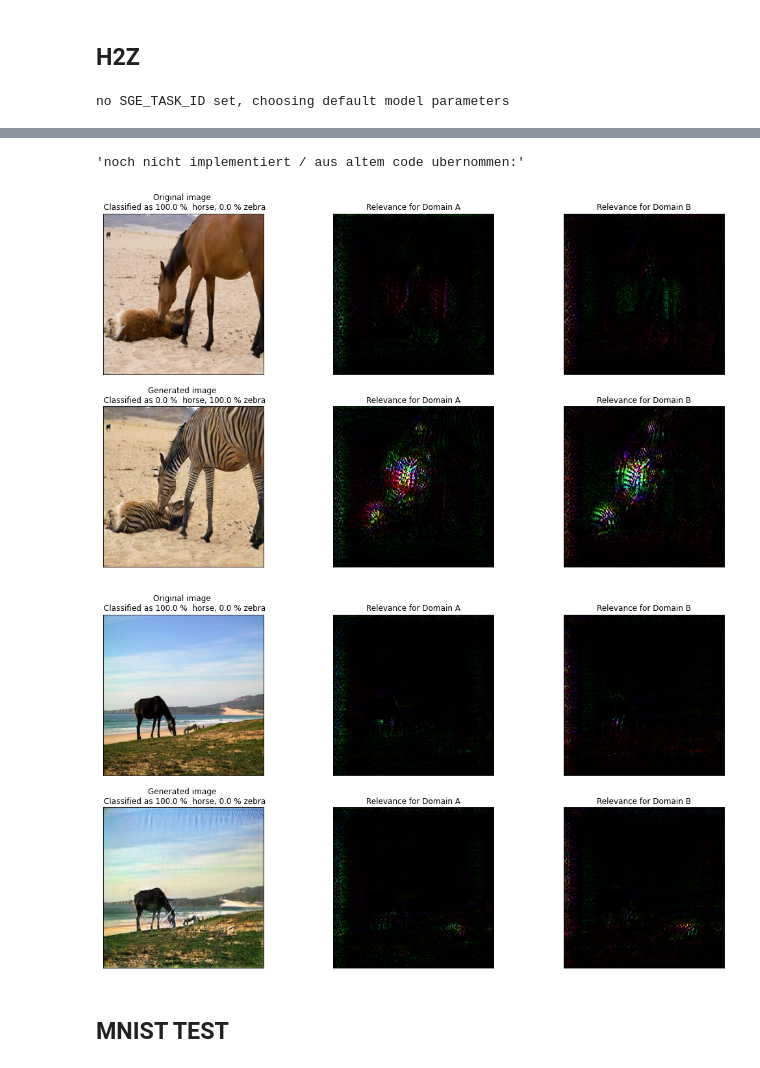
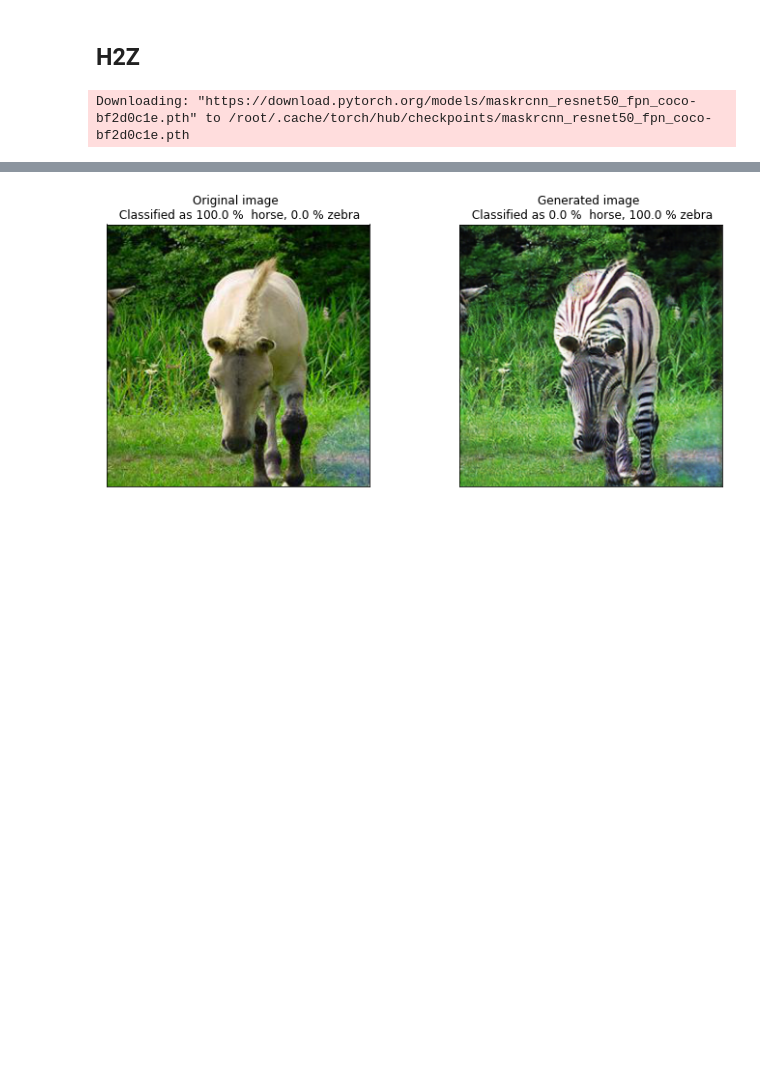
Before and after one commit to gerasy/cycleGAN, a Jupyter notebook: execute.ipynb, the cells around one changed output, grey strips where cells are left out. Saved outputs shown, nothing was run; the diff lists cells and outputs as text; code cells hidden in the pictures; blank space fills up the shorter version.

```diff
--- a/execute.ipynb
+++ b/execute.ipynb
@@ -16,24 +34,27 @@
 #$ -V # provide environment variables to processes
 #$ -t 1-8 # start 8 instances: to train different models in parallel
 #Cluster settings,
+'''
 try:
     model_param_id = int(os.environ['SGE_TASK_ID'])
 except:
     print("no SGE_TASK_ID set, choosing default model parameters ")
     model_param_id = 0 #param_train_cycle_list[0] should be default model params
-
+'''
 import importlib
-#import models
-#import functions
+import models
+import functions
 import torch
 import torch.nn as nn
-#importlib.reload(models)
-#importlib.reload(functions)
-
+importlib.reload(models)
+importlib.reload(functions)
+import numpy as np
 #different import way for cluster
+'''
 import imp
 models = imp.load_source('models', './models.py')
 functions = imp.load_source('functions', './functions.py')
+'''
 
 # init CycleGAN
 genA2B = models.Generator(input_nc=3, output_nc=3, n_residual_blocks=9)
@@ -45,12 +66,12 @@ device = torch.device("cuda:0" if torch.cuda.is_available() else "cpu")
 root_path_data = "./data/horse2zebra"
 root_path_checkpoints = "./checkpoints/horse2zebra"
 
+targetEpoch = 100
+
 cycle  = models.CycleGAN(genA2B, genB2A, discA, discB, classifier, device, root_path_data, root_path_checkpoints)
 
-param_train_cycle  = models.Param(channels = 3, epochs = targetEpoch, size= 256,  name ="cycle_test")
 
-targetEpoch = 100
-
+# parameter comibination tested for this milestone
 param_train1  = models.Param(channels = 3, epochs = targetEpoch, size= 256,  name ="cycle_r9_advMSE_l10", resnet_blocks=9, loss_adv=torch.nn.MSELoss(), lambdas=(10,0.5)) # default
 param_train2  = models.Param(channels = 3, epochs = targetEpoch, size= 256,  name ="cycle_r9_advMSE_l5" , resnet_blocks=9, loss_adv=torch.nn.MSELoss(), lambdas=(5,0.5))
 param_train3  = models.Param(channels = 3, epochs = targetEpoch, size= 256,  name ="cycle_r9_advL1_l10", resnet_blocks=9, loss_adv=torch.nn.L1Loss(), lambdas=(10,0.5))
@@ -61,32 +82,35 @@ param_train7  = models.Param(channels = 3, epochs = targetEpoch, size= 256,  nam
 param_train8  = models.Param(channels = 3, epochs = targetEpoch, size= 256,  name ="cycle_r5_advL1_l5" , resnet_blocks=5, loss_adv=torch.nn.L1Loss(), lambdas=(5,0.5))
 param_train_cycle_list = [param_train1, param_train2, param_train3, param_train4, param_train5, param_train6, param_train7, param_train8]
 
+# paramter to load the background error verison. since this extension needed major changes in training/loaded training was done locally.
+param_back_err = models.Param(name ="background_default", epochs = 80)
+
+# paramters needed to call eval_testset() function
 param_eval_testset = models.Param(channels = 3, size= 256)
+
+# parameters used for training the classifier
 param_train_classifier = models.Param(channels = 3, epochs = targetEpoch, size = 256, name = "classifier_test")
 # %% [output]
-no SGE_TASK_ID set, choosing default model parameters
+Downloading: "https://download.pytorch.org/models/maskrcnn_resnet50_fpn_coco-bf2d0c1e.pth" to /root/.cache/torch/hub/checkpoints/maskrcnn_resnet50_fpn_coco-bf2d0c1e.pth
 # %%
-### test functions
-''' scheint zu funktionieren, aber nicht sonderlich fuer deepnote geeigent'''
+## loading for cluster
 #load the model_param_id parameters (used for parallel training on cluster)
-param_train_cycle = param_train_cycle_list[model_param_id-1]
-cycle.train(param_train_cycle)
-sys.exit("Training done")
-'''funktionieren:'''
-cycle.load_classifier()
-cycle.load_cycle_nets(epoch = 100)
+#param_train_cycle = param_train_cycle_list[model_param_id-1]
+#cycle.train(param_train_cycle)
+#sys.exit("Training done")
 
-'''damit eval_testset sinnvoll funktioniert, muss man vorher einmal load_classifier und load_cycle_nets ausführen'''
-# eval_testset calculates the classifiers prediction for several pairs of original and generted images
-# it returns the examined pictures in batch-form and two lists storing the classifiers prediction for the batches respectively
-# if plot = True all chosen pairs as plottet with their classification scores
-org, gen, org_percentage, gen_percentage = cycle.eval_testset(param_eval_testset, source_domain= "A",pic_number_low =0 , pic_number_high = 1, plot = True, explain = False)
-print(org_percentage)
-print(gen_percentage)
+'''for eval_testset() to work, load_classifier() and load_cycle_nets() with chosen parameters needs to be called first'''
+#cycle.load_classifier()
+#cycle.load_cycle_nets(epoch = 100, model_name = param_train_cycle_list[0].name) # #param_train_cycle_list[0].name) # param_back_err.name) #
 
-''' scheint zu funktionieren, fuer h2z ist bereits ein classifier trainiert, fuer andere datensaetze noch nicht, nicht sonderlich fuer deepnote geeignet'''
+'''eval_testset() calculates the classifiers prediction for several pairs of original and generted images
+it returns the examined pictures in batch-form and two lists storing the classifiers prediction for the batches respectively
+if plot = True all chosen pairs as plottet with their classification scores '''
+#org, gen, org_percentage, gen_percentage = cycle.eval_testset(param_eval_testset, source_domain= "A",pic_number_low =11 , pic_number_high = 11,
+#                                                            pre_generated = False,  plot = True, explain = False)
+
+
+''' train_classifier() is used to train the classifier that is used for the evaluation of the domain transfer and the attribution ratio.
+since for the horse-zebra data a classifier is already trained, call cycle.load_classifier() instead of cycle.train_classifier'''
 #cycle.train_classifier(param_train_classifier)
-
-'''noch nicht implementiert / aus altem code ubernommen:'''
-# contiue_train
 # %% [output]
@@ -108,5 +118 @@ Clipping input data to the valid range for imshow with RGB data ([0..1] for floa
-'noch nicht implementiert / aus altem code ubernommen:'
-[figure, old version]
+[figure, new version]
-[figure, removed]
-# %% [markdown]
-## MNIST TEST
```
Also changed, not shown: parts of 6 cells of this notebook, 23 other files.
